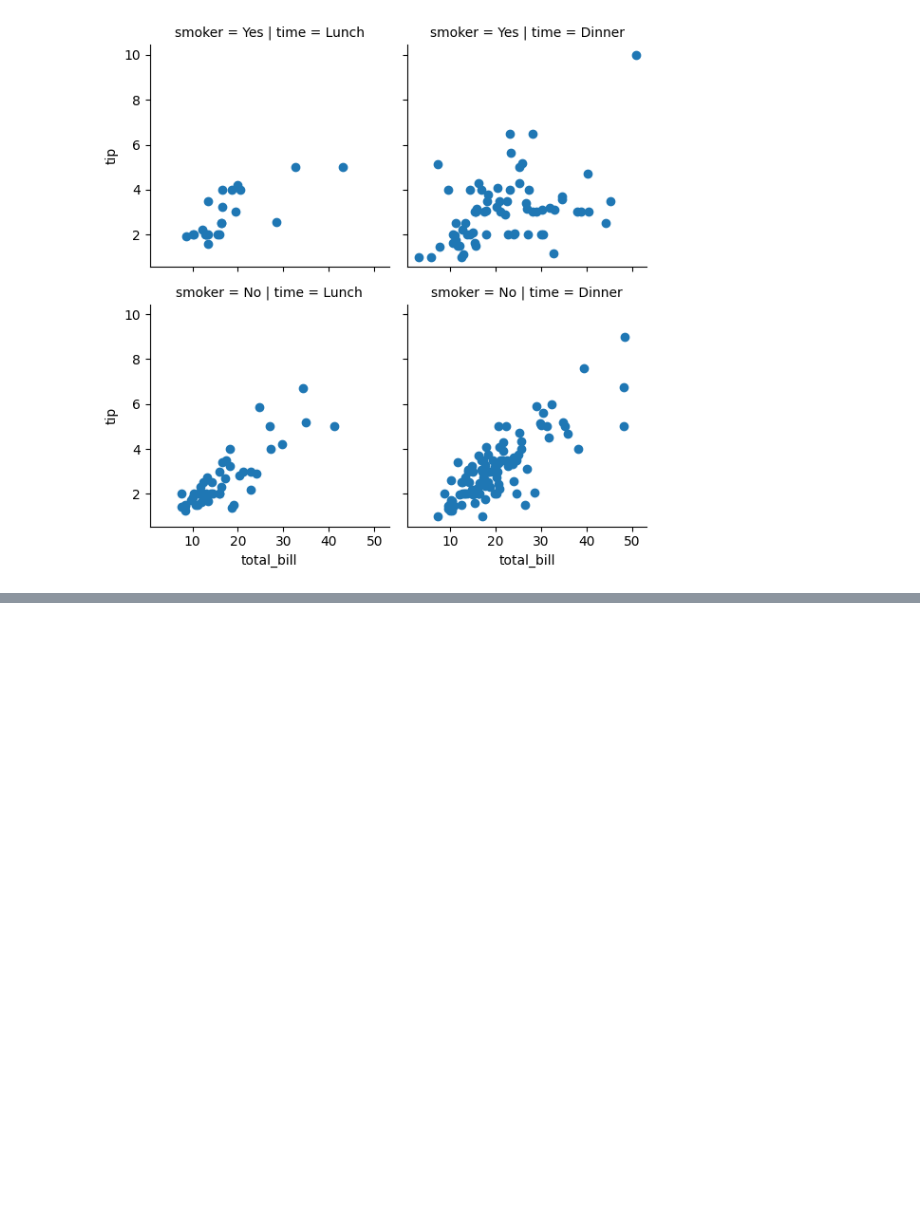
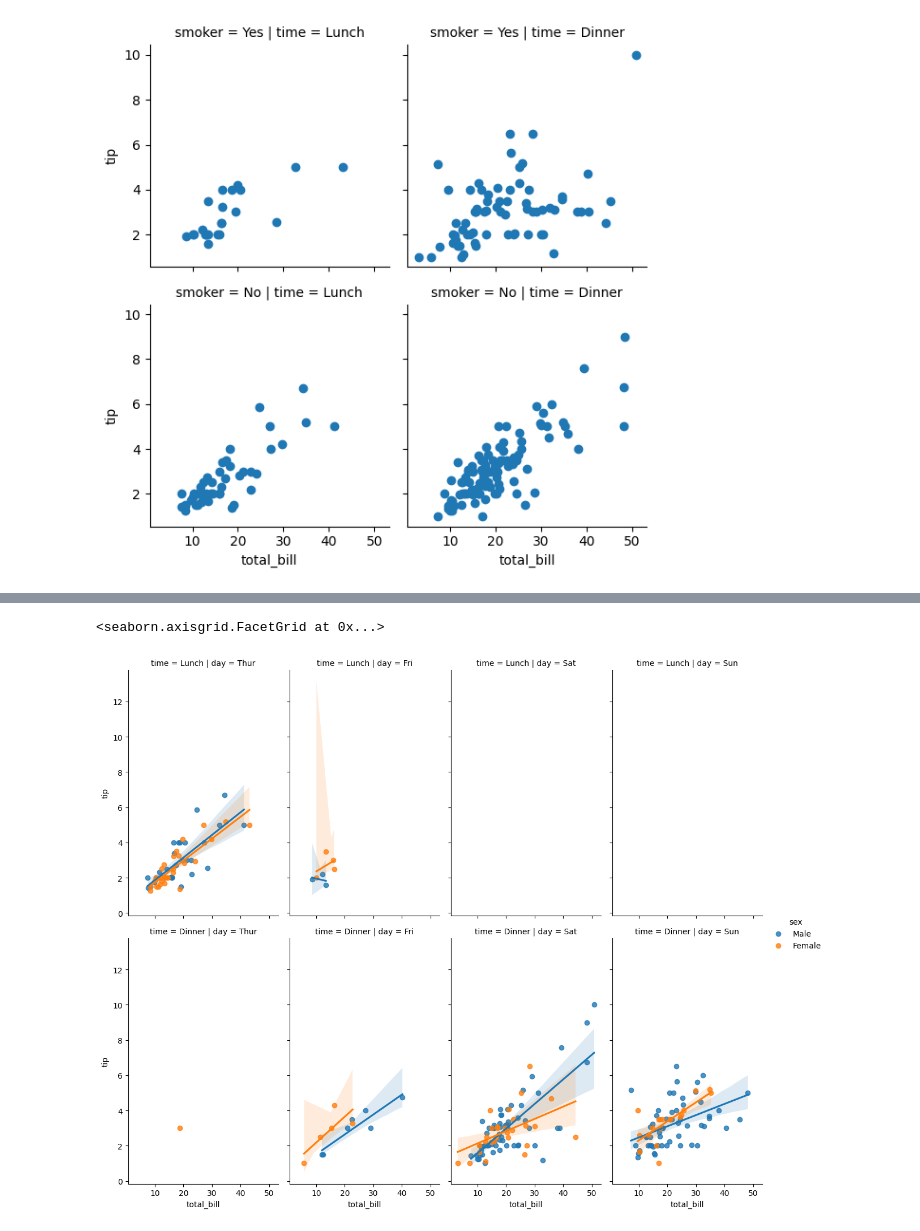
Before and after one commit to LorenzoRottigni/md-documentations, a Jupyter notebook: machine-learning/udemy-bootcamp/06-seaborn/06-seaborn.ipynb, the cells around one changed output, grey strips where cells are left out. Saved outputs shown, nothing was run; the diff lists cells and outputs as text; code cells hidden in the pictures; blank space fills up the shorter version.

```diff
--- a/machine-learning/udemy-bootcamp/06-seaborn/06-seaborn.ipynb
+++ b/machine-learning/udemy-bootcamp/06-seaborn/06-seaborn.ipynb
@@ -286,0 +303,14 @@ g.map(plt.scatter, 'total_bill', 'tip')
+# %%
+# features separated by columns
+sns.lmplot(
+    x='total_bill',
+    y='tip',
+    data=tips,
+    col='day',
+    row='time',
+    hue='sex',
+    aspect=0.6,
+)
+# %% [output]
+<seaborn.axisgrid.FacetGrid at 0x...>
+[figure, added]
```
Also changed, not shown: parts of 2 cells of this notebook.
